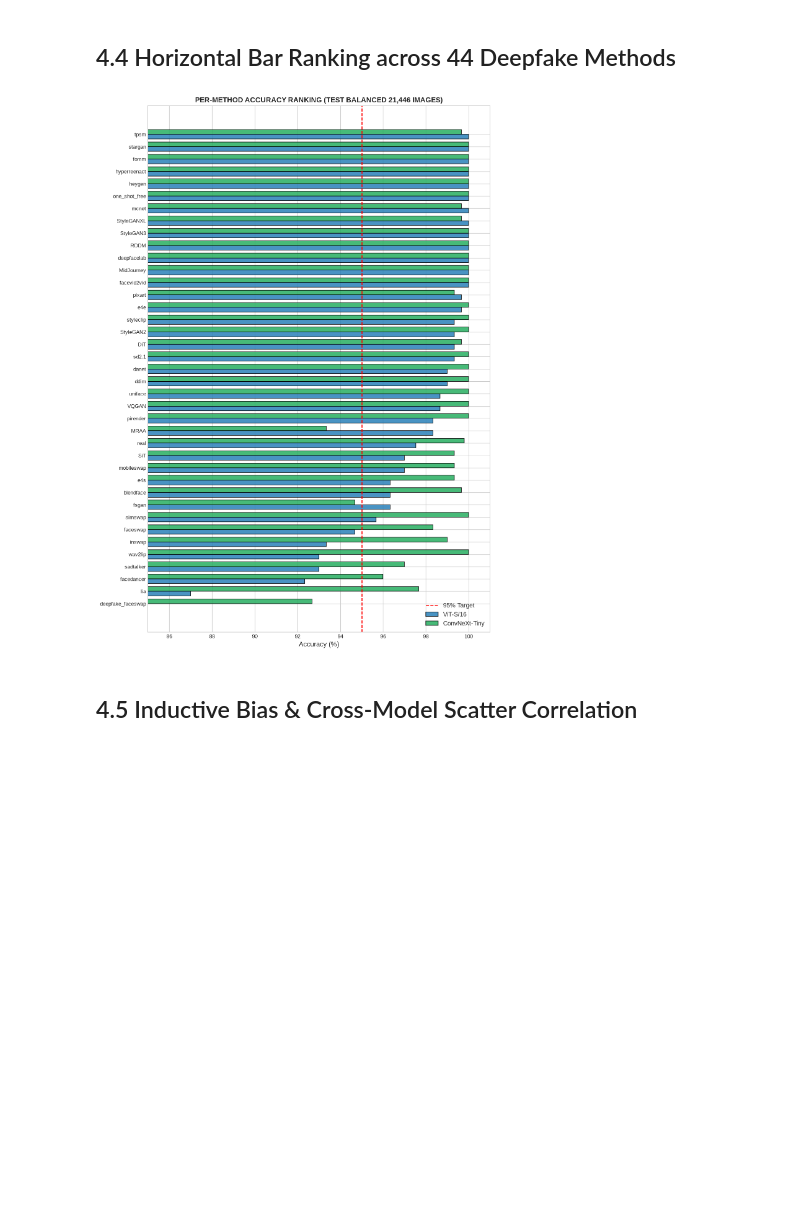
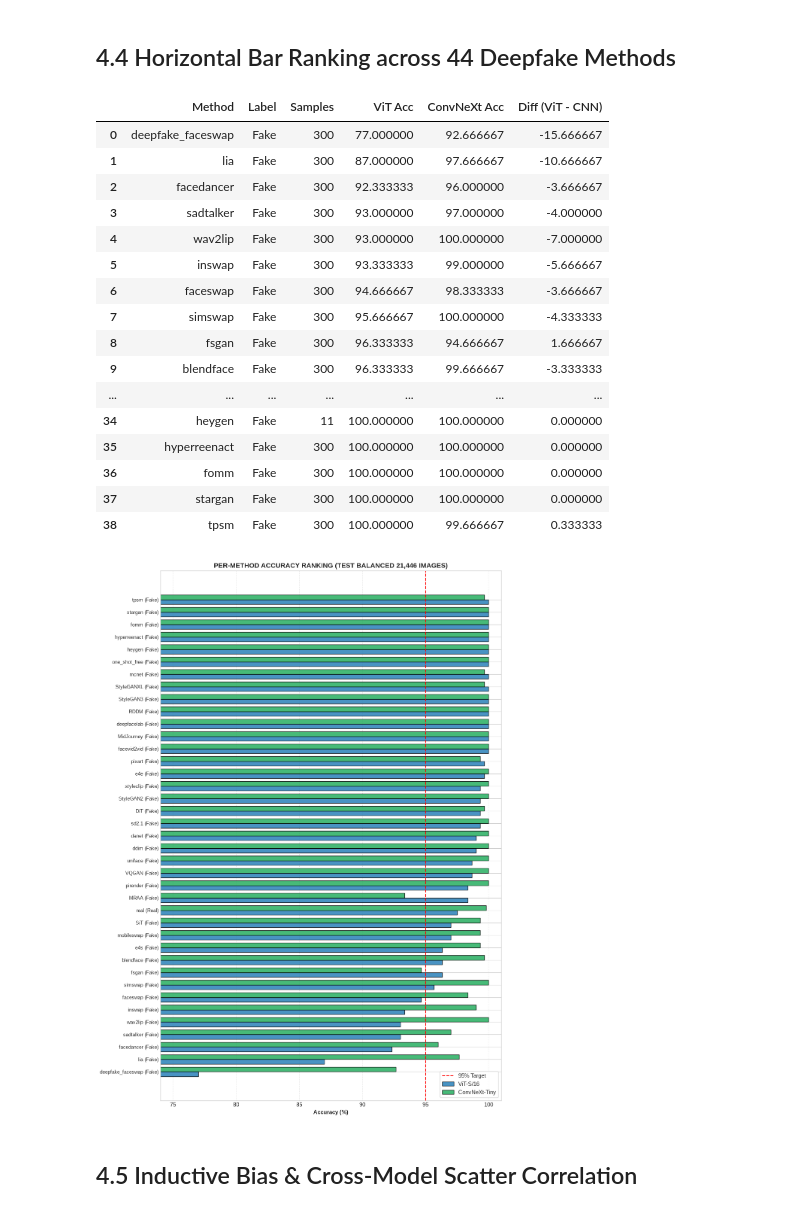
Before and after one commit to bush-le/deepfake-ViT, a Jupyter notebook: notebooks/coursework_deepfake.ipynb, the cells around one changed output. Cells and saved outputs as stored; diff of their text form; code cells hidden in the pictures; blank space fills up the shorter version.

```diff
--- a/notebooks/coursework_deepfake.ipynb
+++ b/notebooks/coursework_deepfake.ipynb
@@ -591,42 +591,71 @@ plt.show()
 # %%
 # ============================================================
 # 4.4 PER-METHOD COMPLETE ACCURACY RANKING
 # ============================================================
 method_stats = []
 for m in all_methods_test:
     idx = [i for i, x in enumerate(rows_test_bal) if x['method'] == m]
     if len(idx) > 0:
         y_m = y_bal[idx]
         acc_v = (y_m == p_vit_bal[idx]).mean() * 100
         acc_c = (y_m == p_cnn_bal[idx]).mean() * 100
+        label_str = 'Real' if int(rows_test_bal[idx[0]]['label']) == 0 else 'Fake'
         method_stats.append({
             'Method': m,
-            'Label': 'Real' if int(rows_test_bal[idx[0]]['label']) == 0 else 'Fake',
+            'Label': label_str,
             'Samples': len(idx),
             'ViT Acc': acc_v,
             'ConvNeXt Acc': acc_c,
             'Diff (ViT - CNN)': acc_v - acc_c
         })
 
-df_methods_eval = pd.DataFrame(method_stats).sort_values(by='ViT Acc', ascending=True)
+df_methods_eval = pd.DataFrame(method_stats).sort_values(by='ViT Acc', ascending=True).reset_index(drop=True)
 
-plt.figure(figsize=(10, 14))
+try:
+    from IPython.display import display
+    display(df_methods_eval)
+except Exception:
+    print(df_methods_eval.to_string(index=False))
+
+plt.figure(figsize=(11, 15))
 y_pos = np.arange(len(df_methods_eval))
 h = 0.38
 plt.barh(y_pos - h/2, df_methods_eval['ViT Acc'], height=h, label='ViT-S/16', color='#2980b9', edgecolor='black', alpha=0.85)
 plt.barh(y_pos + h/2, df_methods_eval['ConvNeXt Acc'], height=h, label='ConvNeXt-Tiny', color='#27ae60', edgecolor='black', alpha=0.85)
 
-plt.yticks(y_pos, df_methods_eval['Method'], fontsize=9.5)
-plt.xlabel('Accuracy (%)')
-plt.xlim(85, 101)
-plt.axvline(95, color='red', linestyle='--', label='95% Target')
+min_acc = min(df_methods_eval['ViT Acc'].min(), df_methods_eval['ConvNeXt Acc'].min())
+x_min = max(0, int(min_acc - 3))
+plt.xlim(x_min, 101)
+
+plt.yticks(y_pos, [f"{r['Method']} ({r['Label']})" for _, r in df_methods_eval.iterrows()], fontsize=9.5)
+plt.xlabel('Accuracy (%)', fontweight='bold', fontsize=11)
+plt.axvline(95, color='red', linestyle='--', linewidth=1.5, label='95% Target')
+plt.grid(axis='x', linestyle=':', alpha=0.6)
 plt.title('PER-METHOD ACCURACY RANKING (TEST BALANCED 21,446 IMAGES)', fontweight='bold', fontsize=13)
-plt.legend(loc='lower right')
+plt.legend(loc='lower right', frameon=True)
 plt.tight_layout()
+OUT.mkdir(parents=True, exist_ok=True)
 plt.savefig(OUT / "per_method_accuracy_horizontal_ranking.png", dpi=300, bbox_inches='tight')
 plt.show()
 # %% [output]
+|  | Method | Label | Samples | ViT Acc | ConvNeXt Acc | Diff (ViT - CNN) |
+| 0 | deepfake_faceswap | Fake | 300 | 77.000000 | 92.666667 | -15.666667 |
+| 1 | lia | Fake | 300 | 87.000000 | 97.666667 | -10.666667 |
+| 2 | facedancer | Fake | 300 | 92.333333 | 96.000000 | -3.666667 |
+| 3 | sadtalker | Fake | 300 | 93.000000 | 97.000000 | -4.000000 |
+| 4 | wav2lip | Fake | 300 | 93.000000 | 100.000000 | -7.000000 |
+| 5 | inswap | Fake | 300 | 93.333333 | 99.000000 | -5.666667 |
+| 6 | faceswap | Fake | 300 | 94.666667 | 98.333333 | -3.666667 |
+| 7 | simswap | Fake | 300 | 95.666667 | 100.000000 | -4.333333 |
+| 8 | fsgan | Fake | 300 | 96.333333 | 94.666667 | 1.666667 |
+| 9 | blendface | Fake | 300 | 96.333333 | 99.666667 | -3.333333 |
+| ... | ... | ... | ... | ... | ... | ... |
+| 34 | heygen | Fake | 11 | 100.000000 | 100.000000 | 0.000000 |
+| 35 | hyperreenact | Fake | 300 | 100.000000 | 100.000000 | 0.000000 |
+| 36 | fomm | Fake | 300 | 100.000000 | 100.000000 | 0.000000 |
+| 37 | stargan | Fake | 300 | 100.000000 | 100.000000 | 0.000000 |
+| 38 | tpsm | Fake | 300 | 100.000000 | 99.666667 | 0.333333 |
-[figure, old version]
+[figure, new version]
 # %% [markdown]
 ## 4.5 Inductive Bias & Cross-Model Scatter Correlation
 # %%
```
Also changed, not shown: parts of 5 cells of this notebook, 10 other files.
